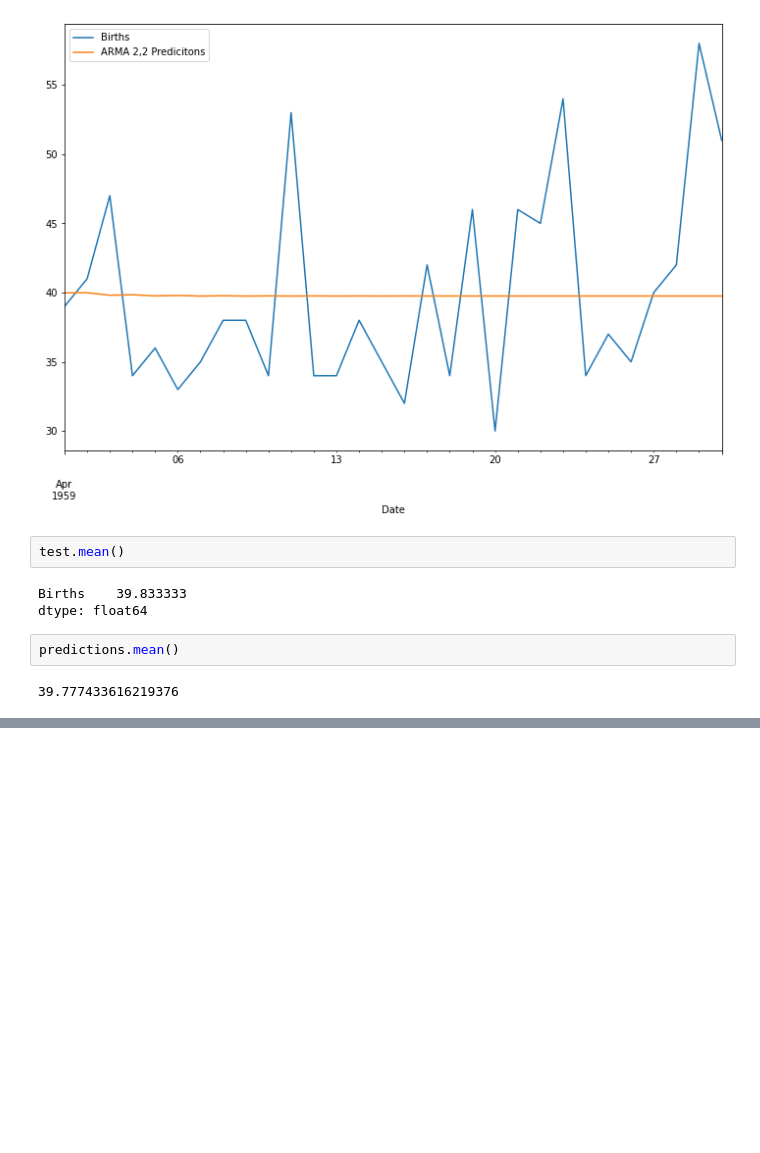
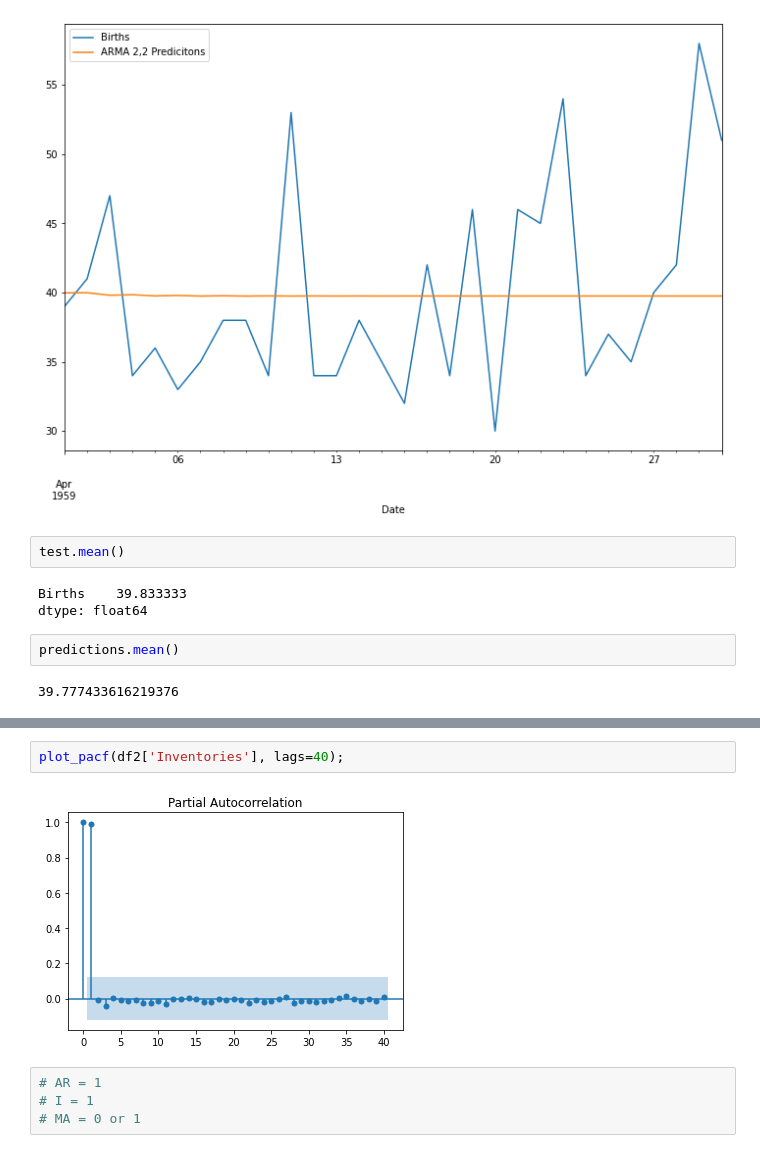
Before and after one commit to jafar-shodiq/jose-portilla-courses, a Jupyter notebook: time-series-data-analysis/arma-and-arima.ipynb, the cells around one changed output, grey strips where cells are left out. Saved outputs shown, nothing was run; the diff lists cells and outputs as text; blank space fills up the shorter version.

```diff
--- a/time-series-data-analysis/arma-and-arima.ipynb
+++ b/time-series-data-analysis/arma-and-arima.ipynb
@@ -176,0 +233,8 @@ predictions.mean()
+# %%
+plot_pacf(df2['Inventories'], lags=40);
+# %% [output]
+[figure, added]
+# %%
+# AR = 1
+# I = 1
+# MA = 0 or 1
```
Also changed, not shown: parts of 28 cells of this notebook.
